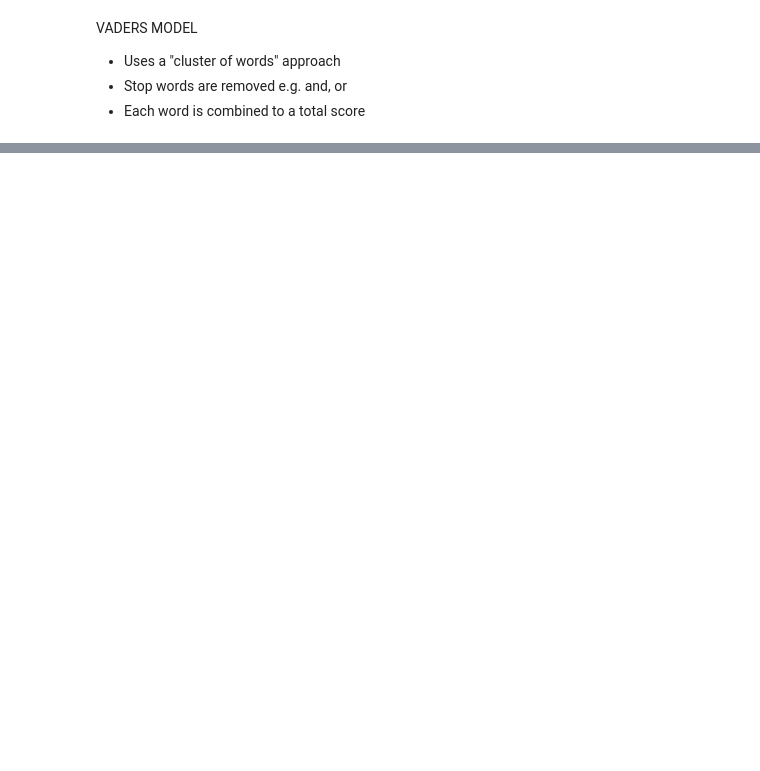
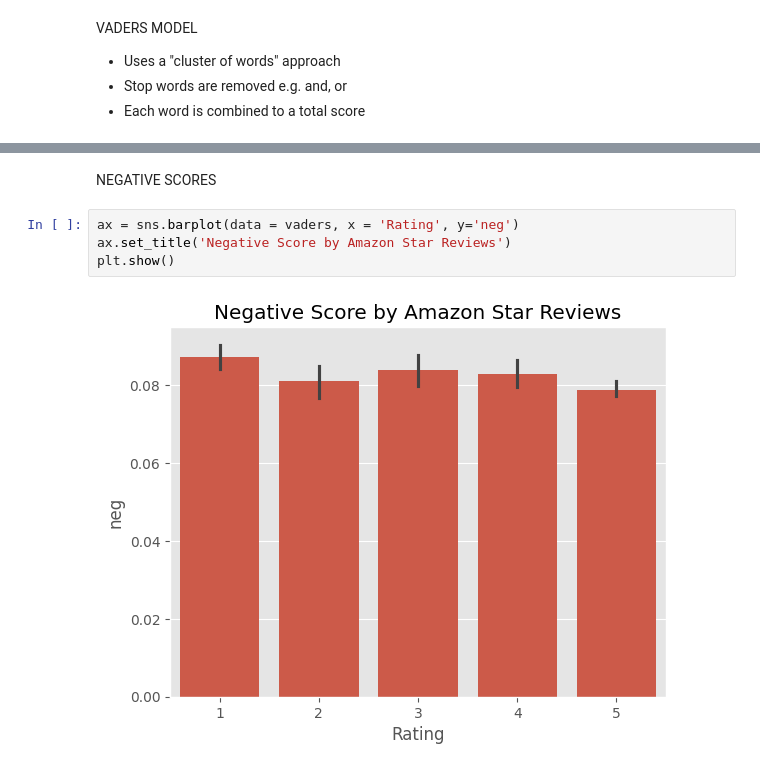
Before and after one commit to esskare/Sentiment-Analysis-on-Products, a Jupyter notebook: VaderModel.ipynb, the cells around one changed output, grey strips where cells are left out. Cells and saved outputs as stored; diff of their text form; blank space fills up the shorter version.

```diff
--- a/VaderModel.ipynb
+++ b/VaderModel.ipynb
@@ -109,0 +180,8 @@ model = AutoModelForSequenceClassification.from_pretrained(MODEL)
+# %% [markdown]
+NEGATIVE SCORES
+# %%
+ax = sns.barplot(data = vaders, x = 'Rating', y='neg')
+ax.set_title('Negative Score by Amazon Star Reviews')
+plt.show()
+# %% [output]
+[figure, added]
```
Also changed, not shown: parts of 14 cells of this notebook.
